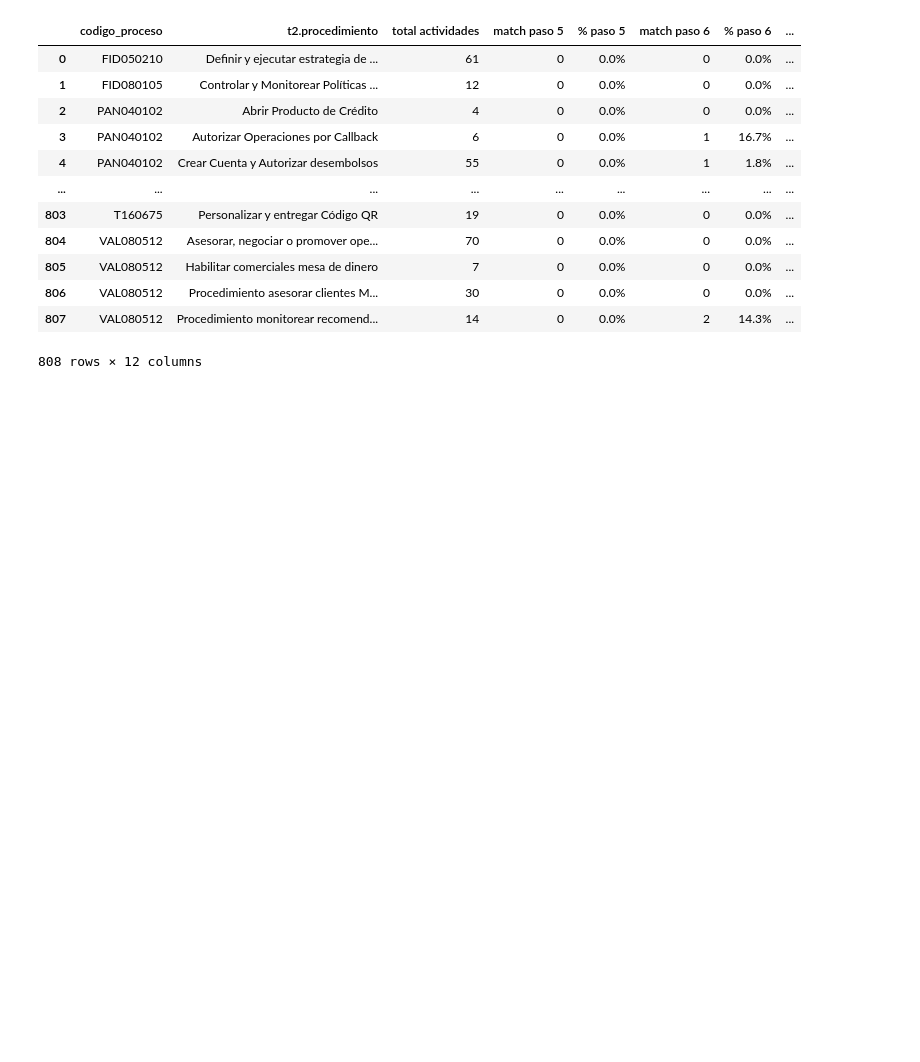
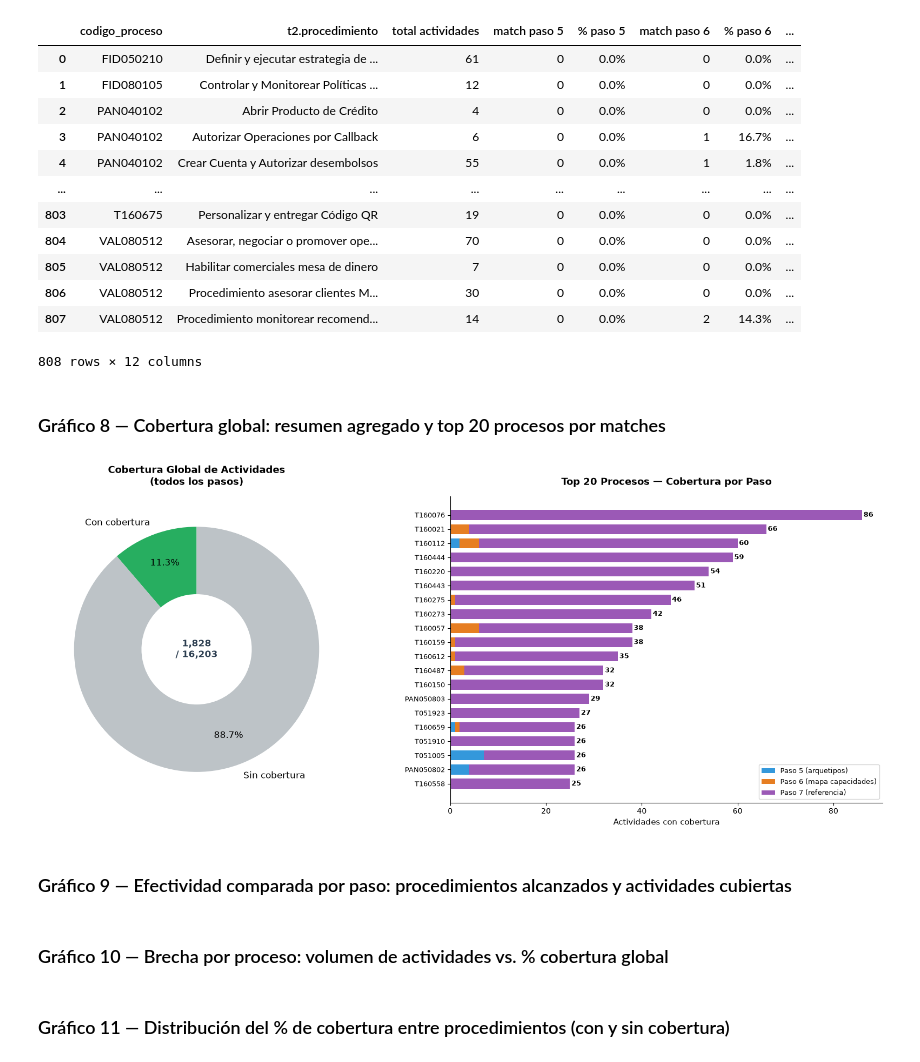
Before and after one commit to lmmolina1/ejercicio_banco, a Jupyter notebook: validador_proc_arquetipos.ipynb, the cells around one changed output. Cells and saved outputs as stored; diff of their text form; code cells hidden in the pictures; blank space fills up the shorter version.

```diff
--- a/validador_proc_arquetipos.ipynb
+++ b/validador_proc_arquetipos.ipynb
@@ -1039,3 +1087,72 @@ Guardado en: data/output/cobertura_global.csv
 | 806 | VAL080512 | Procedimiento asesorar clientes M... | 30 | 0 | 0.0% | 0 | 0.0% | ... |
 | 807 | VAL080512 | Procedimiento monitorear recomend... | 14 | 0 | 0.0% | 2 | 14.3% | ... |
 808 rows × 12 columns
+# %% [markdown]
+### Gráfico 8 — Cobertura global: resumen agregado y top 20 procesos por matches
+# %%
+import matplotlib.pyplot as plt
+import numpy as np
+
+fig, axes = plt.subplots(1, 2, figsize=(17, 7))
+
+# ── Donut: cobertura global agregada ─────────────────────────────────────────
+total_sum   = cobertura_global['total actividades'].sum()
+matched_sum = cobertura_global['total match'].sum()
+sin_cob_sum = total_sum - matched_sum
+
+ax1 = axes[0]
+ax1.pie(
+    [matched_sum, sin_cob_sum],
+    labels=['Con cobertura', 'Sin cobertura'],
+    colors=['#27ae60', '#bdc3c7'],
+    autopct='%1.1f%%',
+    startangle=90,
+    wedgeprops={'width': 0.55},
+    textprops={'fontsize': 12},
+    pctdistance=0.75,
+)
+ax1.text(0, 0, f'{matched_sum:,}\n/ {total_sum:,}',
+         ha='center', va='center', fontsize=12, fontweight='bold', color='#2c3e50')
+ax1.set_title('Cobertura Global de Actividades\n(todos los pasos)', fontsize=13, fontweight='bold', pad=15)
+
+# ── Stacked bar: top 20 procesos por total match ──────────────────────────────
+ax2 = axes[1]
+
+top_procs = (
+    cobertura_global
+    .groupby('codigo_proceso')[['match paso 5', 'match paso 6', 'match paso 7']]
+    .sum()
+    .assign(total_match=lambda x: x.sum(axis=1))
+    .nlargest(20, 'total_match')
+    .sort_values('total_match')
+)
+
+y      = np.arange(len(top_procs))
+cols   = ['match paso 5', 'match paso 6', 'match paso 7']
+colors = ['#3498db', '#e67e22', '#9b59b6']
+labels = ['Paso 5 (arquetipos)', 'Paso 6 (mapa capacidades)', 'Paso 7 (referencia)']
+
+left = np.zeros(len(top_procs))
+for col, color, label in zip(cols, colors, labels):
+    vals = top_procs[col].values
+    ax2.barh(y, vals, left=left, color=color, label=label, height=0.7)
+    left += vals
+
+# Etiqueta con total al final de cada barra
+for i, total in enumerate(top_procs['total_match'].values):
+    ax2.text(total + 0.3, i, str(int(total)), va='center', ha='left', fontsize=9, fontweight='bold')
+
+ax2.set_yticks(y)
+ax2.set_yticklabels(top_procs.index, fontsize=9)
+ax2.set_xlabel('Actividades con cobertura', fontsize=11)
+ax2.set_title('Top 20 Procesos — Cobertura por Paso', fontsize=13, fontweight='bold', pad=15)
+ax2.legend(loc='lower right', fontsize=9)
+ax2.spines['top'].set_visible(False)
+ax2.spines['right'].set_visible(False)
+
+plt.tight_layout()
+plt.show()
+# %% [output]
+[figure, added]
+# %% [markdown]
+### Gráfico 9 — Efectividad comparada por paso: procedimientos alcanzados y actividades cubiertas
@@ -1041,0 +1205,2 @@ Guardado en: data/output/cobertura_global.csv
+# %% [markdown]
+### Gráfico 10 — Brecha por proceso: volumen de actividades vs. % cobertura global
@@ -1041,0 +1264,2 @@ Guardado en: data/output/cobertura_global.csv
+# %% [markdown]
+### Gráfico 11 — Distribución del % de cobertura entre procedimientos (con y sin cobertura)
```
Also changed, not shown: parts of 8 cells of this notebook.
